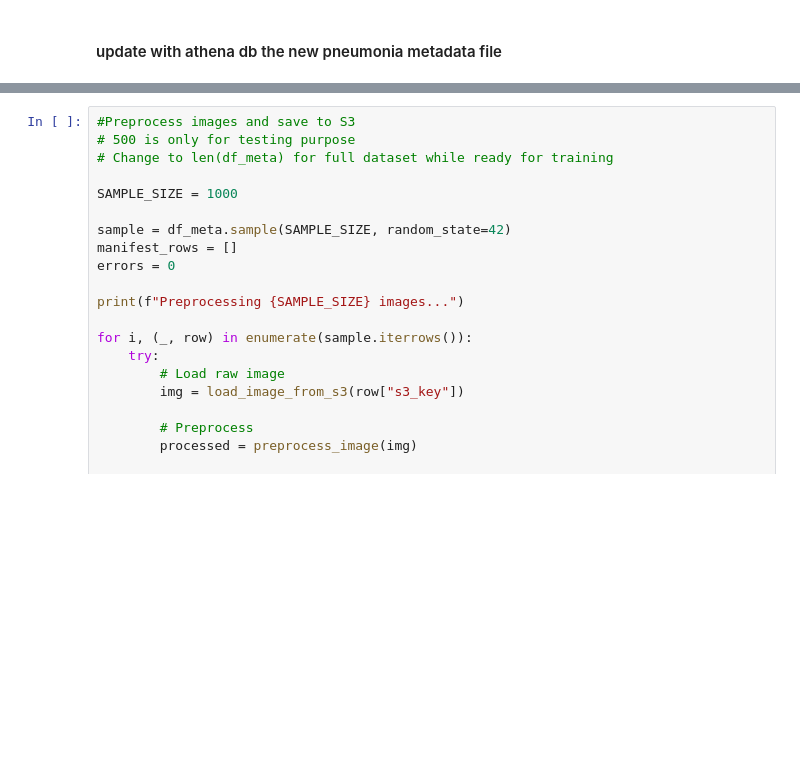
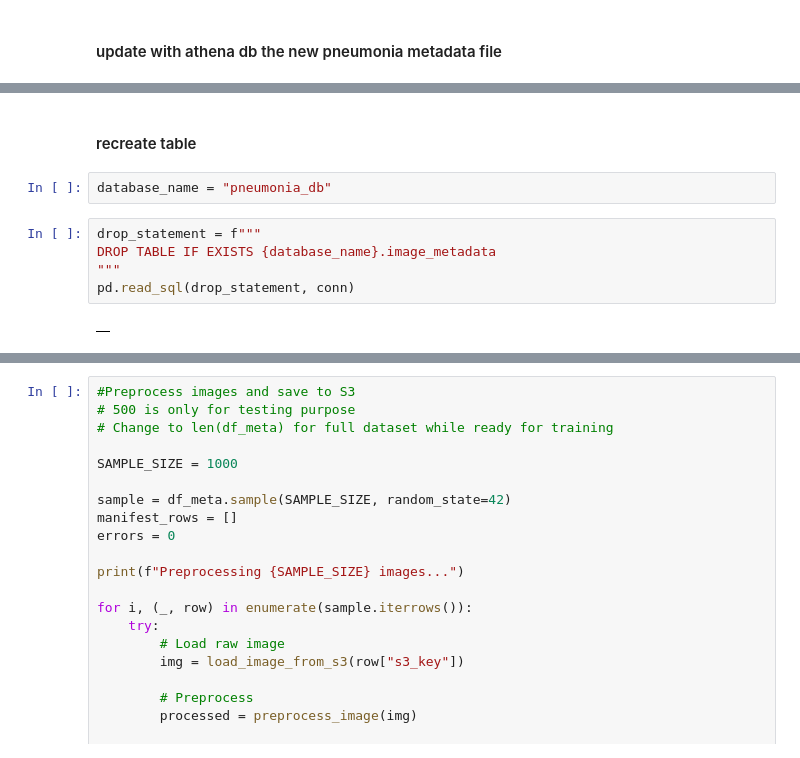
Before and after one commit to AAI-540-02-Group-4/FinalProject, a Jupyter notebook: data_preperations.ipynb, the cells around one changed output, grey strips where cells are left out. Saved outputs shown, nothing was run; the diff lists cells and outputs as text; blank space fills up the shorter version.

```diff
--- a/data_preperations.ipynb
+++ b/data_preperations.ipynb
@@ -749,0 +761,11 @@ if IS_DATA_OWNER:
+# %% [markdown]
+#### recreate table
+# %%
+database_name = "pneumonia_db"
+# %%
+drop_statement = f"""
+DROP TABLE IF EXISTS {database_name}.image_metadata
+"""
+pd.read_sql(drop_statement, conn)
+# %% [output]
+|  |
```
Also changed, not shown: parts of 5 cells of this notebook.
